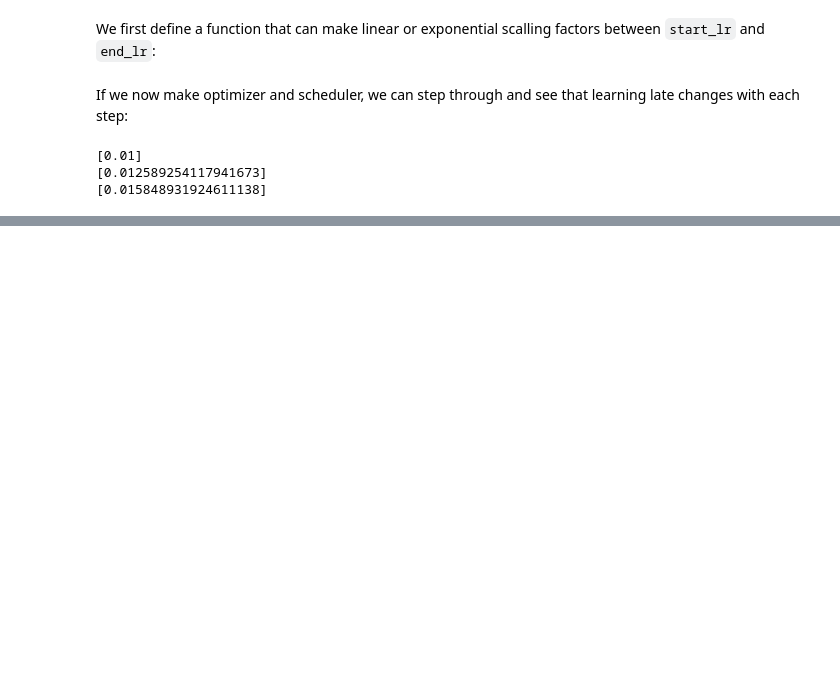
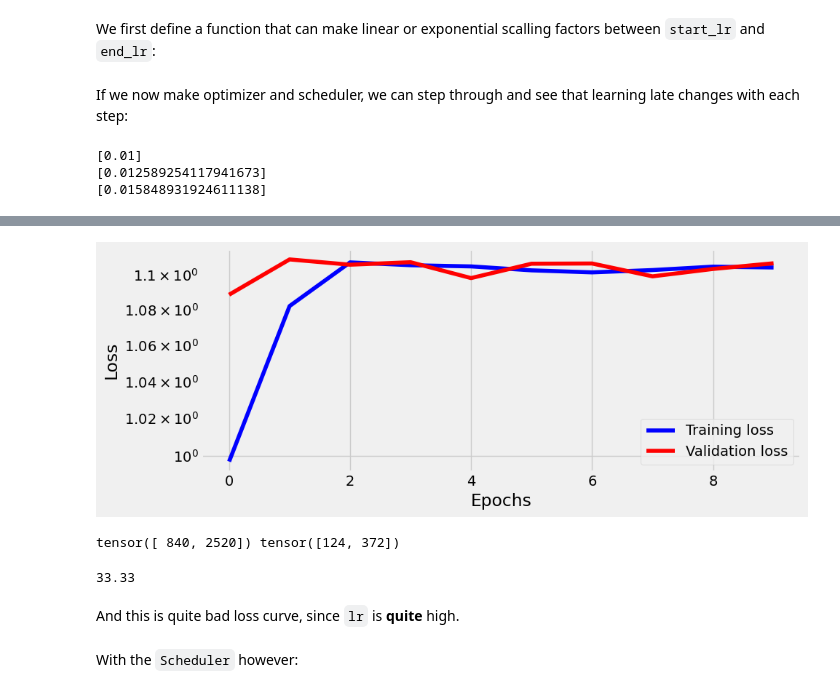
Before and after one commit to nesaboz/pytorch_educative, a Jupyter notebook: nbs/06_rock_paper_scissors.ipynb, the cells around one changed output, grey strips where cells are left out. Cells and saved outputs as stored; diff of their text form; code cells hidden in the pictures; blank space fills up the shorter version.

```diff
--- a/nbs/06_rock_paper_scissors.ipynb
+++ b/nbs/06_rock_paper_scissors.ipynb
@@ -256,0 +339,21 @@ tracking, fig = sbs.lr_range_test(train_loader, end_lr=1e-1, num_iter=100)
+# %%
+torch.manual_seed(13)
+model_cnn3 = CNN2(n_filters=5, p=0.5)
+multi_loss_fn = nn.CrossEntropyLoss(reduction='mean')
+optimizer_cnn3 = optim.SGD(model_cnn3.parameters(), lr=0.0475, momentum=0.9, nesterov=True)
+sbs_cnn3 = StepByStep(model_cnn3, optimizer_cnn3, multi_loss_fn)
+sbs_cnn3.set_loaders(train_loader, val_loader)
+sbs_cnn3.train(10)
+# %%
+fig = sbs_cnn3.plot_losses()
+print(StepByStep.loader_apply(train_loader, sbs_cnn3.correct).sum(axis=0),
+      StepByStep.loader_apply(val_loader, sbs_cnn3.correct).sum(axis=0))
+sbs_cnn3.accuracy
+# %% [output]
+[figure, added]
+tensor([ 840, 2520]) tensor([124, 372])
+33.33
+# %% [markdown]
+And this is quite bad loss curve, since `lr` is **quite** high.
+# %% [markdown]
+With the `Scheduler` however:
```
Also changed, not shown: parts of 53 cells of this notebook, 1 other file.
